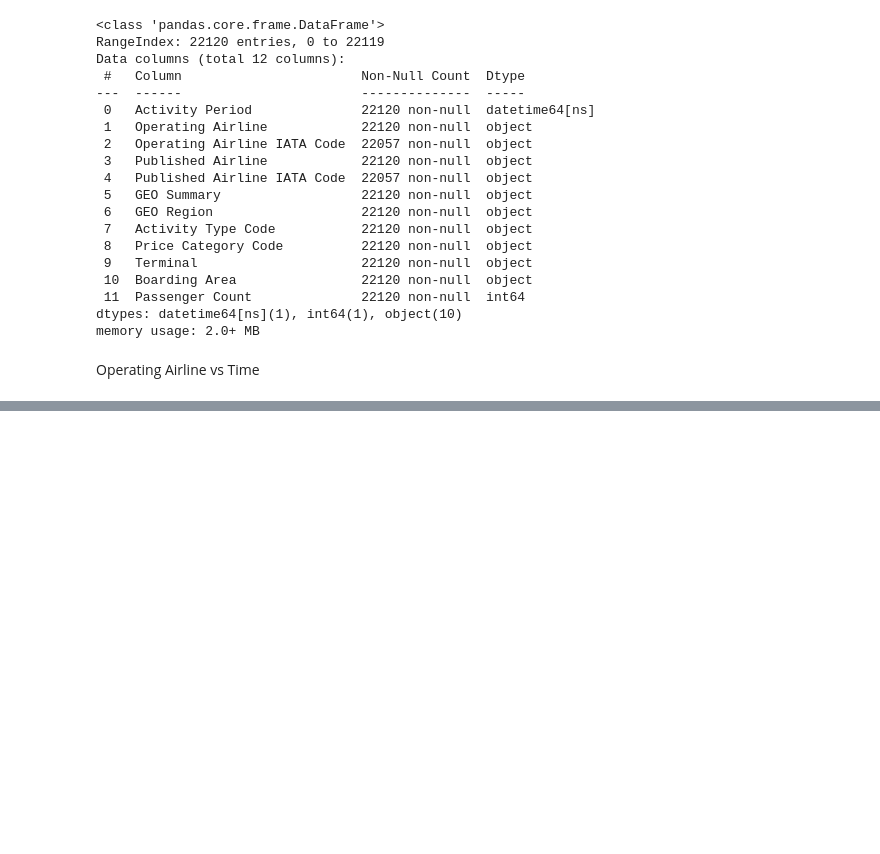
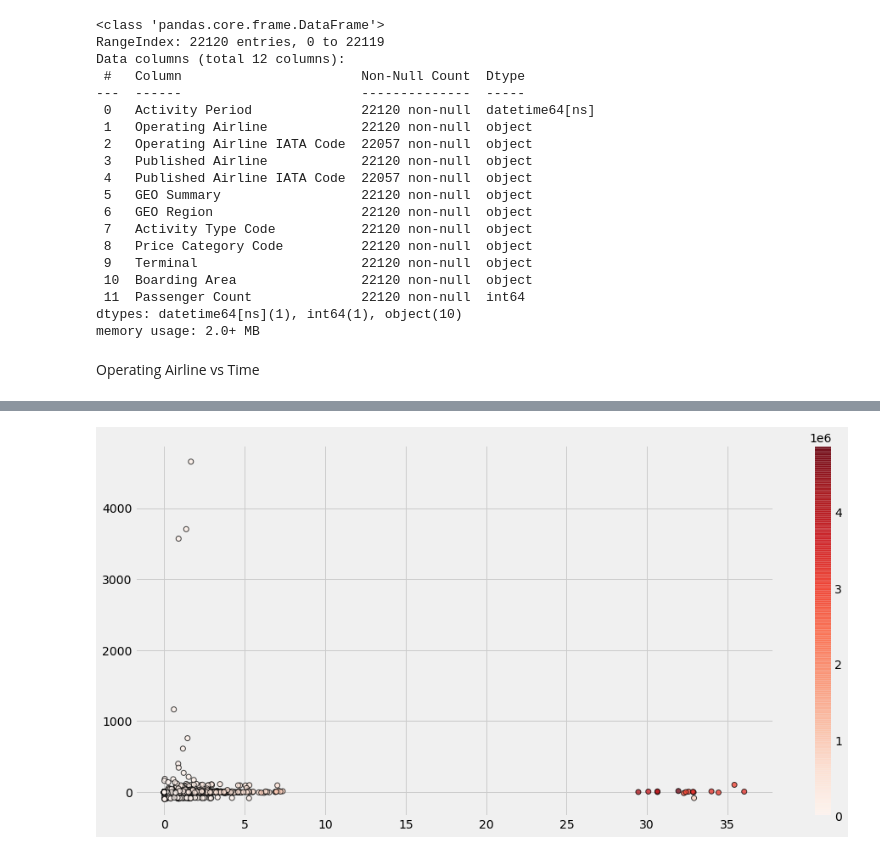
Before and after one commit to sreyashic/Learning, a Jupyter notebook: Pandas & Matplotlib/1 - Restaurant Score Analysis.ipynb, the cells around one changed output, grey strips where cells are left out. Drawn from its saved outputs; the diff is of its cells as text; code cells hidden in the pictures; blank space fills up the shorter version.

```diff
--- a/Pandas & Matplotlib/1 - Restaurant Score Analysis.ipynb
+++ b/Pandas & Matplotlib/1 - Restaurant Score Analysis.ipynb
@@ -208,0 +204,25 @@ array([0, 1, 2, 3, 4])
+# %%
+op = df.loc[df['GEO Summary'] == 'International', ['Activity Period', 'Operating Airline', 'Passenger Count']]
+op['Year'] = op['Activity Period'].dt.year
+op = op[['Year', 'Operating Airline', 'Passenger Count']].sort_values(by=['Year', 'Operating Airline']).groupby(['Year', 'Operating Airline']).sum().reset_index()
+
+op['Yearly Market Share (%)'] = 0
+op['Yearly Growth (%)'] = 0
+
+start_year = int(op['Year'].min())
+end_year = int(op['Year'].max())
+for ind_year in range(start_year, end_year + 1):
+    year_filt = (op['Year'] == ind_year)
+    tmp = op.loc[year_filt, 'Passenger Count'].sum()
+    op.loc[year_filt, 'Yearly Market Share (%)'] = op.loc[year_filt, 'Passenger Count'].apply(lambda x: (x/tmp)*100)
+    if ind_year != start_year:
+        airlines = op.loc[year_filt, 'Operating Airline'].to_list()
+        for ind_airline in airlines:
+            last_year_filt = (op['Year'] == (ind_year - 1))
+            airline_filt = (op['Operating Airline'] == ind_airline)
+            tmp = op.loc[last_year_filt & airline_filt, 'Passenger Count'].to_list()
+            if tmp:
+                op.loc[year_filt & airline_filt, 'Yearly Growth (%)'] = op.loc[year_filt & airline_filt, 'Passenger Count'].apply(lambda x: ((x-tmp[0])/tmp[0])*100)
+
+op = op.pivot(index='Operating Airline', columns='Year', values=['Passenger Count', 'Yearly Market Share (%)', 'Yearly Growth (%)']).fillna(0)
+op.loc[:, ('Passenger Count', slice(None))]
@@ -208,0 +284,14 @@ array([0, 1, 2, 3, 4])
+# %%
+x = []
+y = []
+c = []
+for ind_year in range(start_year + 1, end_year + 1):
+    x.append(op.loc[:, ('Yearly Market Share (%)', ind_year)].to_list())
+    y.append(op.loc[:, ('Yearly Growth (%)', ind_year)].to_list())
+    c.append(op.loc[:, ('Passenger Count', ind_year)].to_list())
+
+plt.scatter(x, y, c=c, edgecolor='black', linewidth=1, alpha=0.75, cmap='Reds')
+cbar = plt.colorbar()
+plt.show()
+# %% [output]
+[figure, added]
```
Also changed, not shown: parts of 10 cells of this notebook.
